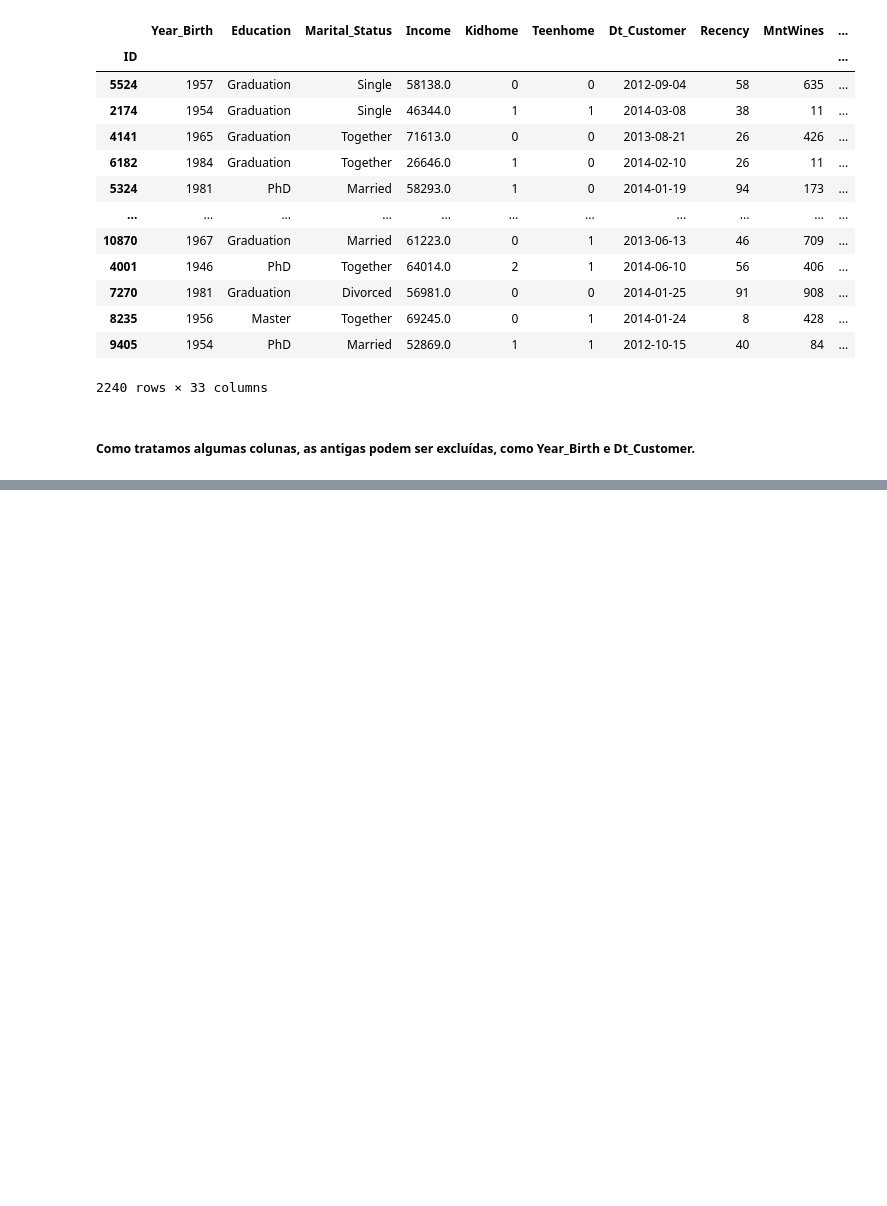
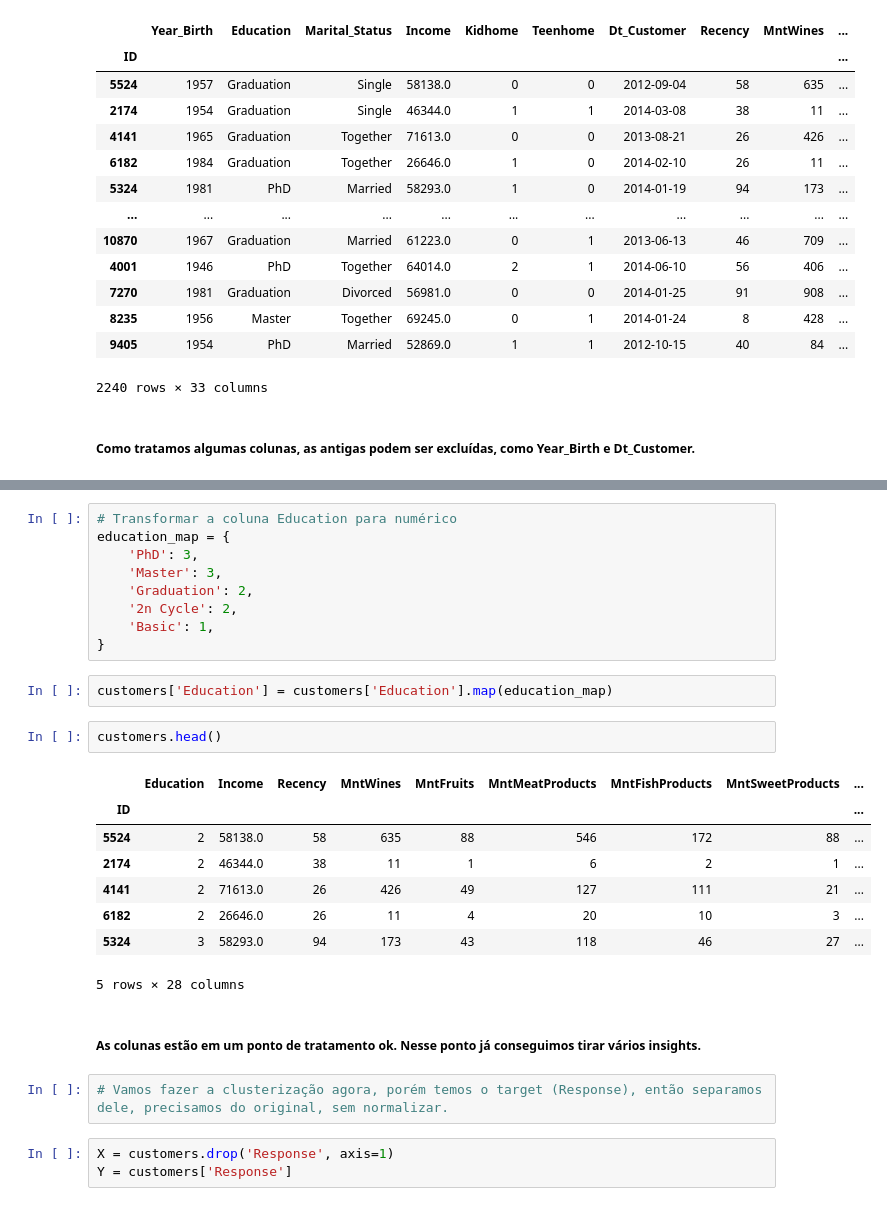
Before and after one commit to Pedro4010/caseifood, a Jupyter notebook: caseifood.ipynb, the cells around one changed output, grey strips where cells are left out. Cells and saved outputs as stored; diff of their text form; blank space fills up the shorter version.

```diff
--- a/caseifood.ipynb
+++ b/caseifood.ipynb
@@ -306,0 +341,29 @@ dfi
+# %%
+# Transformar a coluna Education para numérico
+education_map = {
+    'PhD': 3,
+    'Master': 3,
+    'Graduation': 2,
+    '2n Cycle': 2,
+    'Basic': 1,
+}
+# %%
+customers['Education'] = customers['Education'].map(education_map)
+# %%
+customers.head()
+# %% [output]
+|  | Education | Income | Recency | MntWines | MntFruits | MntMeatProducts | MntFishProducts | MntSweetProducts | ... |
+| ID |  |  |  |  |  |  |  |  | ... |
+| 5524 | 2 | 58138.0 | 58 | 635 | 88 | 546 | 172 | 88 | ... |
+| 2174 | 2 | 46344.0 | 38 | 11 | 1 | 6 | 2 | 1 | ... |
+| 4141 | 2 | 71613.0 | 26 | 426 | 49 | 127 | 111 | 21 | ... |
+| 6182 | 2 | 26646.0 | 26 | 11 | 4 | 20 | 10 | 3 | ... |
+| 5324 | 3 | 58293.0 | 94 | 173 | 43 | 118 | 46 | 27 | ... |
+5 rows × 28 columns
+# %% [markdown]
+##### As colunas estão em um ponto de tratamento ok. Nesse ponto já conseguimos tirar vários insights.
+# %%
+# Vamos fazer a clusterização agora, porém temos o target (Response), então separamos dele, precisamos do original, sem normalizar.
+# %%
+X = customers.drop('Response', axis=1)
+Y = customers['Response']
```
Also changed, not shown: parts of 8 cells of this notebook.
